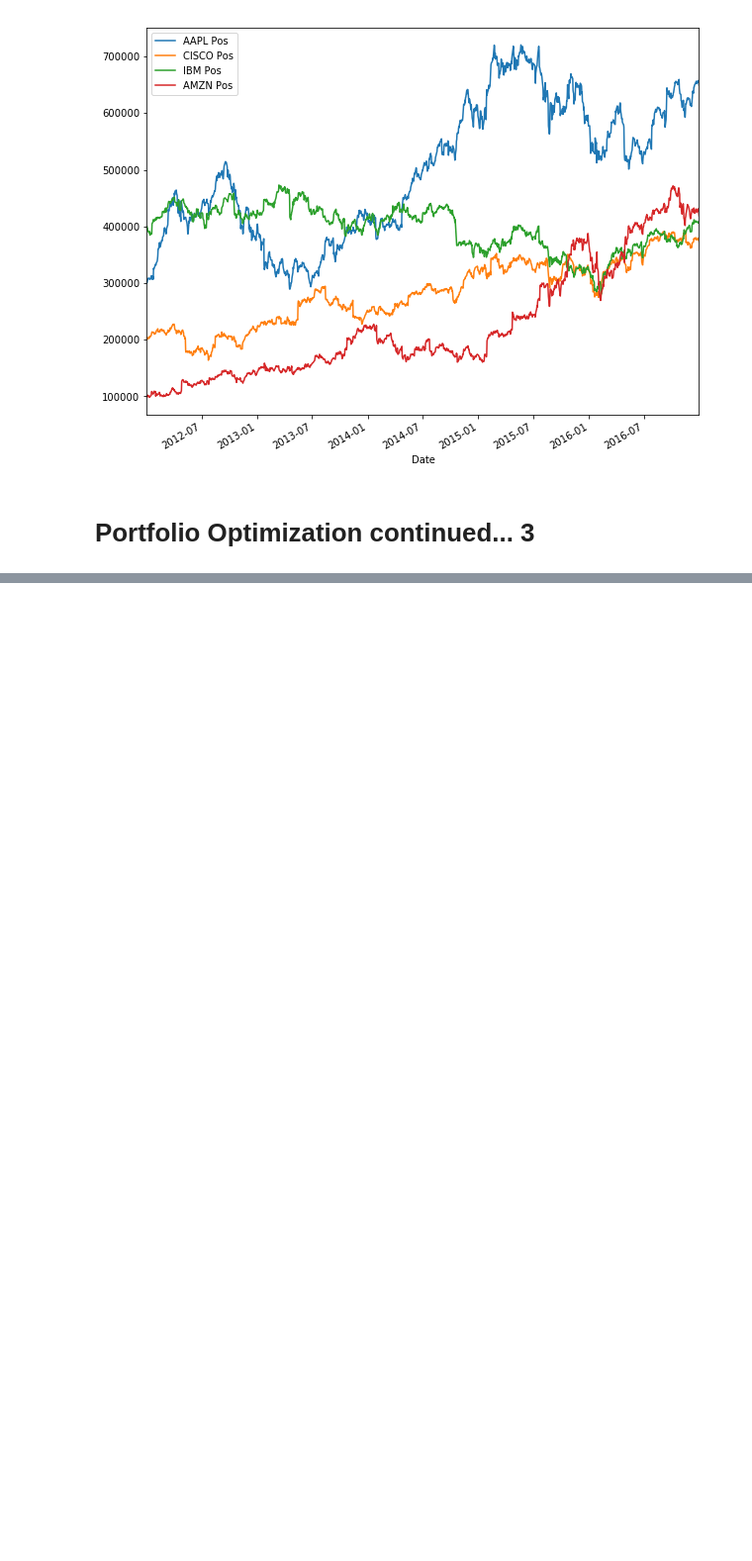
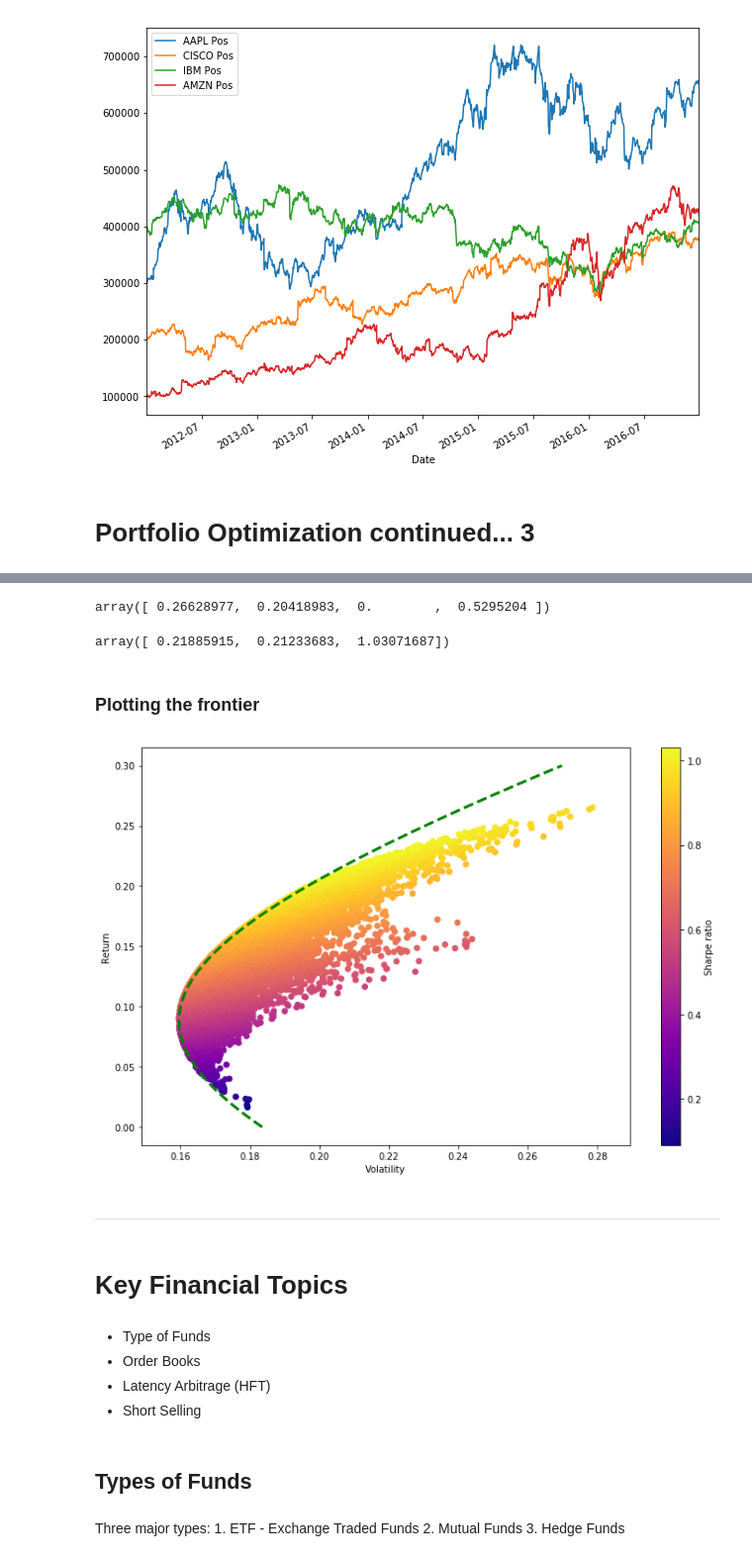
Before and after one commit to mdalvi/financial-analysis-and-algo-trading, a Jupyter notebook: python_finance_fundamentals/finance_fundamentals_lecture_notes.ipynb, the cells around one changed output, grey strips where cells are left out. Shown at 99% size. Cells and saved outputs as stored; diff of their text form; code cells hidden in the pictures; blank space fills up the shorter version.

```diff
--- a/python_finance_fundamentals/finance_fundamentals_lecture_notes.ipynb
+++ b/python_finance_fundamentals/finance_fundamentals_lecture_notes.ipynb
@@ -556,0 +595,13 @@ portfolio_val.drop(['Total Pos', 'Daily Returns'], axis=1).plot(figsize=(10,8));
+# %%
+def check_sum(weights):
+    # return 0 if the sum of the weights is 1
+    return np.sum(weights) - 1.0
+# %%
+constraints = ({'type' : 'eq', 'fun' : check_sum})
+
+# The (min, max) value bound of each portfolio allocation, essentially
+# a number between 0 and 1
+bounds = ((0,1),(0,1),(0,1),(0,1))
+
+# initial allocation guess
+init_guess = [0.25,0.25,0.25,0.25]
@@ -556,0 +622,52 @@ portfolio_val.drop(['Total Pos', 'Daily Returns'], axis=1).plot(figsize=(10,8));
+# %%
+# best allocation portfolio
+opt_results.x
+# %% [output]
+array([ 0.26628977,  0.20418983,  0.        ,  0.5295204 ])
+# %%
+# returns array([returns, volatility, Sharpe ratio])
+get_ret_vol_sr(opt_results.x)
+# %% [output]
+array([ 0.21885915,  0.21233683,  1.03071687])
+# %% [markdown]
+### Plotting the frontier
+# %%
+# Finding the frontier between the y value (expected log returns) 0 to 0.3
+frontier_y = np.linspace(0, 0.3, 100)
+
+def minimize_vol(weights):
+    return get_ret_vol_sr(weights)[1]    # returns volatility
+# %%
+frontier_volatility = []
+
+for possible_return in frontier_y:
+    constraints = ({'type':'eq', 'fun':check_sum},
+                  {'type':'eq', 'fun': lambda weights: get_ret_vol_sr(weights)[0] - possible_return})
+    result = minimize(fun=minimize_vol,x0=init_guess,method='SLSQP', constraints=constraints)
+    frontier_volatility.append(result['fun'])
+# %%
+plt.figure(figsize=(12,8))
+plt.scatter(exp_vol_arr, exp_ret_arr, c=sharpe_arr, cmap='plasma')
+plt.colorbar(label='Sharpe ratio')
+plt.xlabel('Volatility')
+plt.ylabel('Return');
+
+plt.plot(frontier_volatility, frontier_y, 'g--', linewidth=3);
+# %% [output]
+[figure, added]
+# %% [markdown]
+---------------------------------------------------------------------
+# %% [markdown]
+# Key Financial Topics
+# %% [markdown]
+* Type of Funds
+* Order Books
+* Latency Arbitrage (HFT)
+* Short Selling
+# %% [markdown]
+## Types of Funds
+# %% [markdown]
+Three major types:
+    1. ETF - Exchange Traded Funds
+    2. Mutual Funds
+    3. Hedge Funds
```
Also changed, not shown: parts of 47 cells of this notebook.
